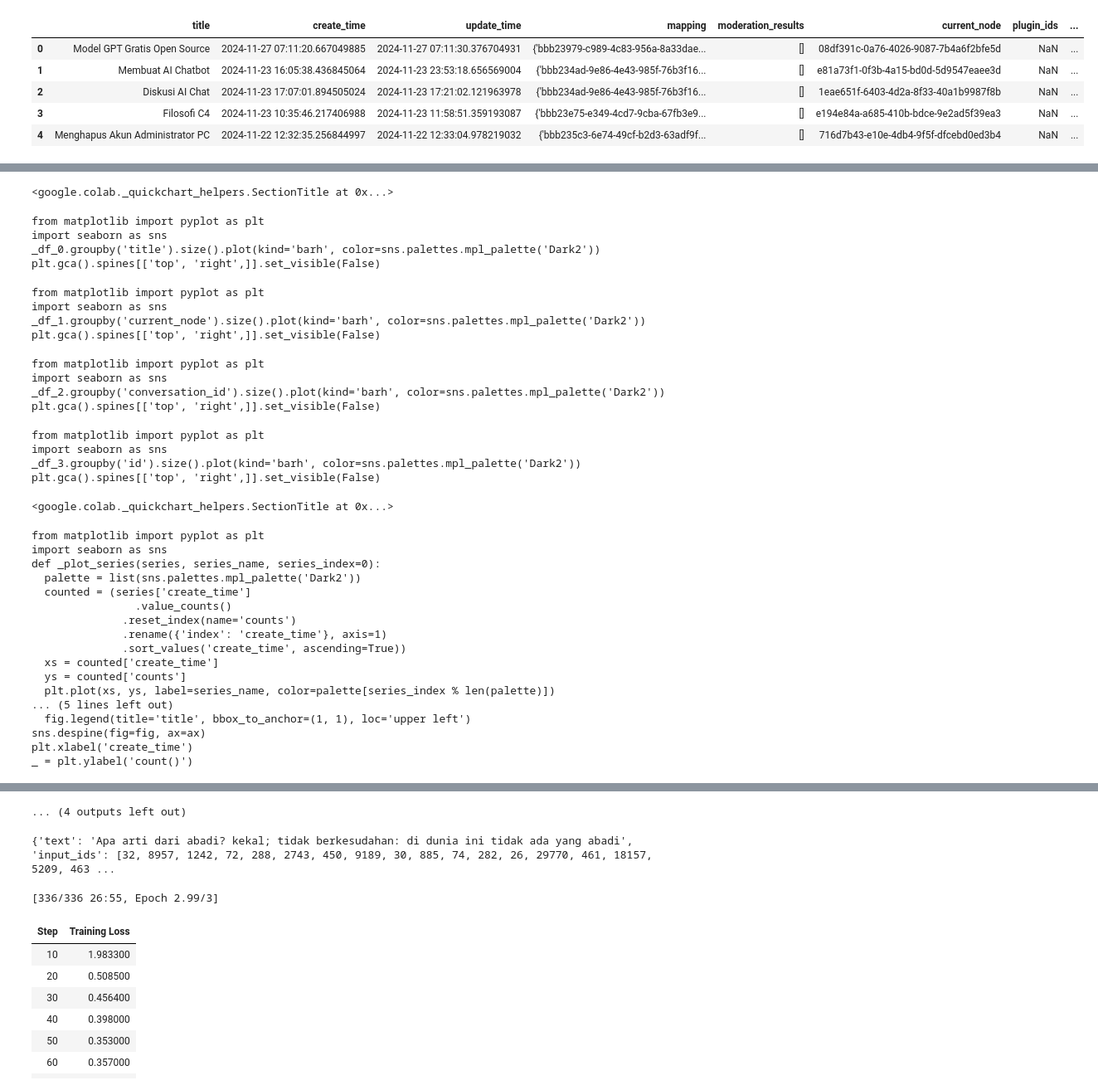
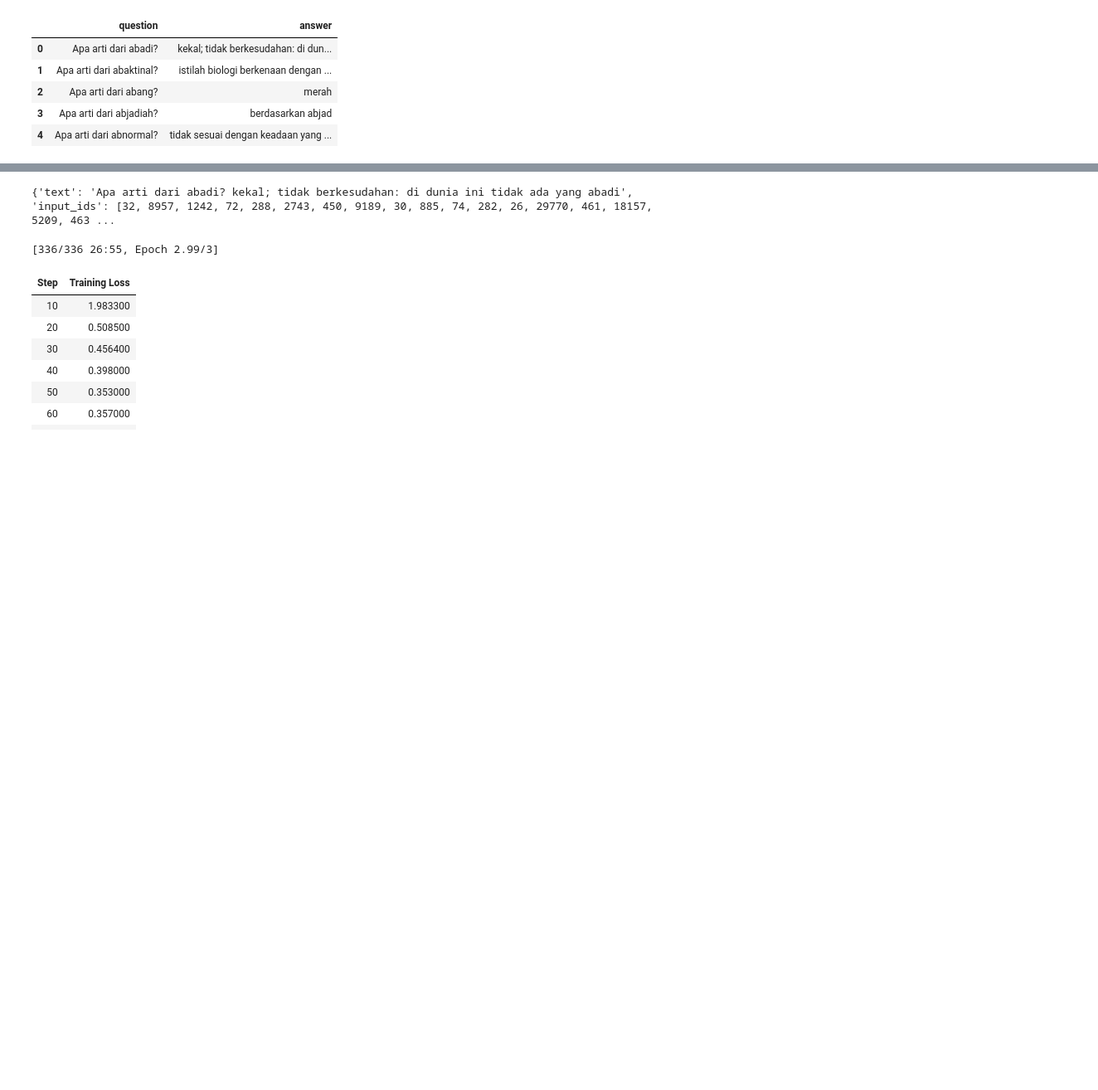
Before and after one commit to CloneTerial/Ai-, a Jupyter notebook: learn.ipynb, the cells around one changed output, grey strips where cells are left out. Shown: that part at 83% size. Cells and saved outputs as stored; diff of their text form; code cells hidden in the pictures; blank space fills up the shorter version.

```diff
--- a/learn.ipynb
+++ b/learn.ipynb
@@ -3,14 +3,14 @@
 # %%
 
 import pandas as pd
 import re
 
-df = pd.read_json('conversations.json')
+df = pd.read_csv('conversation_dataset.csv')
 df.head()
 # %% [output]
-|  | title | create_time | update_time | mapping | moderation_results | current_node | plugin_ids | ... |
-| 0 | Model GPT Gratis Open Source | 2024-11-27 07:11:20.667049885 | 2024-11-27 07:11:30.376704931 | {'bbb23979-c989-4c83-956a-8a33dae... | [] | 08df391c-0a76-4026-9087-7b4a6f2bfe5d | NaN | ... |
-| 1 | Membuat AI Chatbot | 2024-11-23 16:05:38.436845064 | 2024-11-23 23:53:18.656569004 | {'bbb234ad-9e86-4e43-985f-76b3f16... | [] | e81a73f1-0f3b-4a15-bd0d-5d9547eaee3d | NaN | ... |
-| 2 | Diskusi AI Chat | 2024-11-23 17:07:01.894505024 | 2024-11-23 17:21:02.121963978 | {'bbb234ad-9e86-4e43-985f-76b3f16... | [] | 1eae651f-6403-4d2a-8f33-40a1b9987f8b | NaN | ... |
-| 3 | Filosofi C4 | 2024-11-23 10:35:46.217406988 | 2024-11-23 11:58:51.359193087 | {'bbb23e75-e349-4cd7-9cba-67fb3e9... | [] | e194e84a-a685-410b-bdce-9e2ad5f39ea3 | NaN | ... |
-| 4 | Menghapus Akun Administrator PC | 2024-11-22 12:32:35.256844997 | 2024-11-22 12:33:04.978219032 | {'bbb235c3-6e74-49cf-b2d3-63adf9f... | [] | 716d7b43-e10e-4db4-9f5f-dfcebd0ed3b4 | NaN | ... |
+|  | question | answer |
+| 0 | Apa arti dari abadi? | kekal; tidak berkesudahan: di dun... |
+| 1 | Apa arti dari abaktinal? | istilah biologi berkenaan dengan ... |
+| 2 | Apa arti dari abang? | merah |
+| 3 | Apa arti dari abjadiah? | berdasarkan abjad |
+| 4 | Apa arti dari abnormal? | tidak sesuai dengan keadaan yang ... |
@@ -18,35 +16,0 @@ WARNING:root:Quickchart encountered unexpected dtypes in columns: "(['mapping',
-<google.colab._quickchart_helpers.SectionTitle at 0x...>
-from matplotlib import pyplot as plt
-import seaborn as sns
-_df_0.groupby('title').size().plot(kind='barh', color=sns.palettes.mpl_palette('Dark2'))
-plt.gca().spines[['top', 'right',]].set_visible(False)
-from matplotlib import pyplot as plt
-import seaborn as sns
-_df_1.groupby('current_node').size().plot(kind='barh', color=sns.palettes.mpl_palette('Dark2'))
-plt.gca().spines[['top', 'right',]].set_visible(False)
-from matplotlib import pyplot as plt
-import seaborn as sns
-_df_2.groupby('conversation_id').size().plot(kind='barh', color=sns.palettes.mpl_palette('Dark2'))
-plt.gca().spines[['top', 'right',]].set_visible(False)
-from matplotlib import pyplot as plt
-import seaborn as sns
-_df_3.groupby('id').size().plot(kind='barh', color=sns.palettes.mpl_palette('Dark2'))
-plt.gca().spines[['top', 'right',]].set_visible(False)
-<google.colab._quickchart_helpers.SectionTitle at 0x...>
-from matplotlib import pyplot as plt
-import seaborn as sns
-def _plot_series(series, series_name, series_index=0):
-  palette = list(sns.palettes.mpl_palette('Dark2'))
-  counted = (series['create_time']
-                .value_counts()
-              .reset_index(name='counts')
-              .rename({'index': 'create_time'}, axis=1)
-              .sort_values('create_time', ascending=True))
-  xs = counted['create_time']
-  ys = counted['counts']
-  plt.plot(xs, ys, label=series_name, color=palette[series_index % len(palette)])
-... (5 lines left out)
-  fig.legend(title='title', bbox_to_anchor=(1, 1), loc='upper left')
-sns.despine(fig=fig, ax=ax)
-plt.xlabel('create_time')
-_ = plt.ylabel('count()')
@@ -104,4 +17,3 @@ _ = plt.ylabel('count()')
-... (4 outputs left out)
 # %%
 # Install dependencies
 !pip install transformers
```
Also changed, not shown: parts of 3 cells of this notebook.
